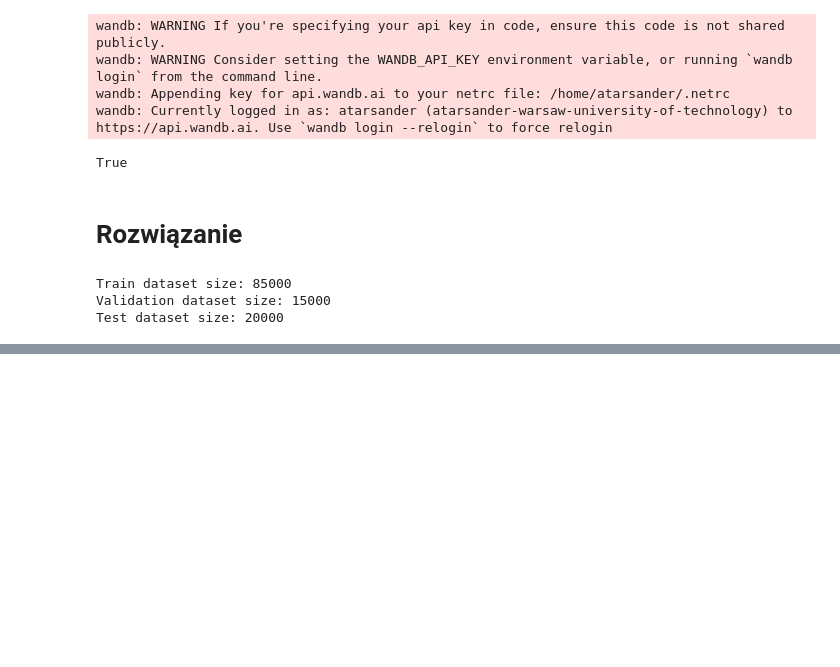
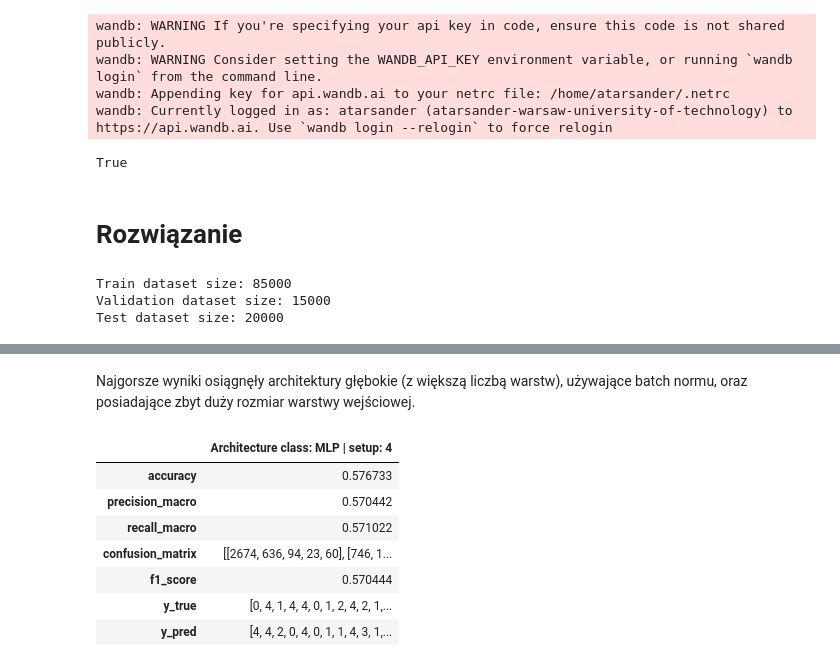
Before and after one commit to AtarSander/LLM-practice, a Jupyter notebook: lab1/LLM_Klasyczne_metody_klasyfikacji_tekstu_Lab_LLM.ipynb, the cells around one changed output, grey strips where cells are left out. Drawn from its saved outputs; the diff is of its cells as text; code cells hidden in the pictures; blank space fills up the shorter version.

```diff
--- a/lab1/LLM_Klasyczne_metody_klasyfikacji_tekstu_Lab_LLM.ipynb
+++ b/lab1/LLM_Klasyczne_metody_klasyfikacji_tekstu_Lab_LLM.ipynb
@@ -335,0 +408,14 @@ weighted avg       0.50      0.51      0.51     15000
+# %% [markdown]
+Najgorsze wyniki osiągnęły architektury głębokie (z większą liczbą warstw), używające batch normu, oraz posiadające zbyt duży rozmiar warstwy wejściowej.
+# %%
+df = pd.DataFrame(best)
+df
+# %% [output]
+|  | Architecture class: MLP | setup: 4 |
+| accuracy | 0.576733 |
+| precision_macro | 0.570442 |
+| recall_macro | 0.571022 |
+| confusion_matrix | [[2674, 636, 94, 23, 60], [746, 1... |
+| f1_score | 0.570444 |
+| y_true | [0, 4, 1, 4, 4, 0, 1, 2, 4, 2, 1,... |
+| y_pred | [4, 4, 2, 0, 4, 0, 1, 1, 4, 3, 1,... |
```
Also changed, not shown: parts of 59 cells of this notebook.
